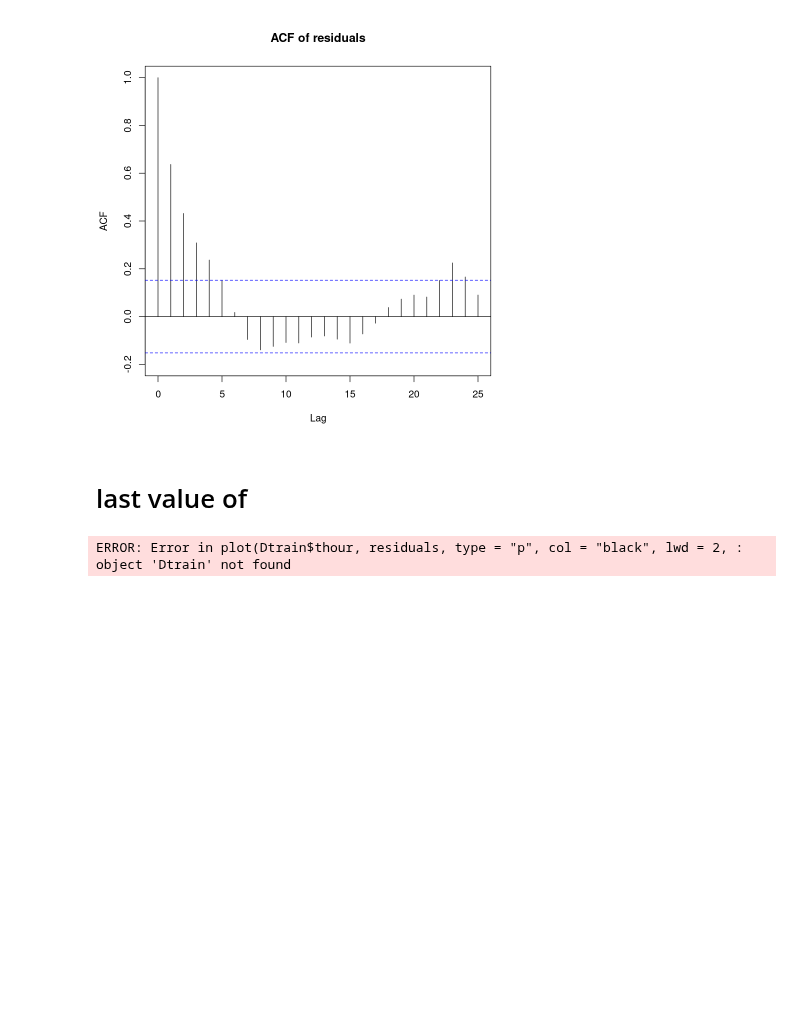
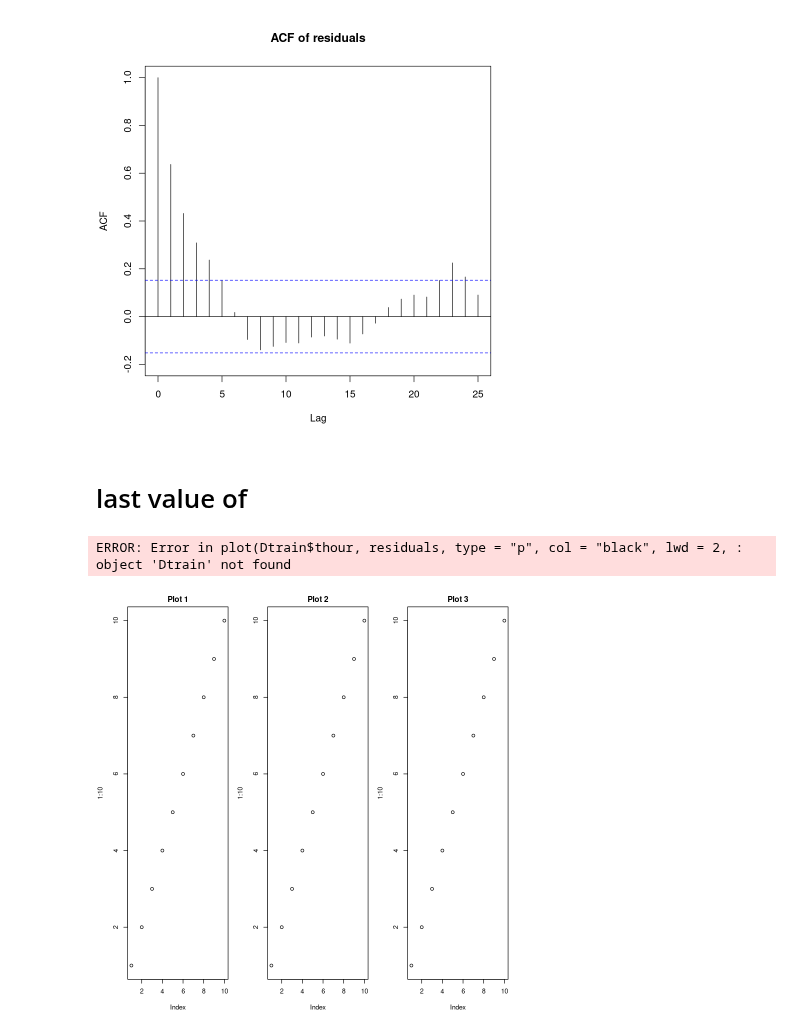
Before and after one commit to mathilderask/TimeSeriesAnalysis, a Jupyter notebook: Assig3/opg_3_oia copy.ipynb, the cells around one changed output. Saved outputs shown, nothing was run; the diff lists cells and outputs as text; code cells hidden in the pictures; blank space fills up the shorter version.

```diff
--- a/Assig3/opg_3_oia copy.ipynb
+++ b/Assig3/opg_3_oia copy.ipynb
@@ -277,3 +318,13 @@ plot(Dtrain$thour, residuals, type = "p", col = "black", lwd = 2, xlab = "Time (
     ylab = "Residuals", main = "Residuals of the linear regression model")
 # %% [output]
 ERROR: Error in plot(Dtrain$thour, residuals, type = "p", col = "black", lwd = 2, : object 'Dtrain' not found
+# %%
+par(mfrow = c(1, 3), mar = c(4, 4, 2, 1), bg = 'white')  # 1 row, 3 columns
+
+# Example subplots
+plot(1:10, main = "Plot 1")
+plot(1:10, main = "Plot 2")
+plot(1:10, main = "Plot 3")
+dev.new(width = 12, height = 4)  # wider window for a horizontal layout
+# %% [output]
+[figure, added]
```
Also changed, not shown: parts of 5 cells of this notebook, 6 other files.
